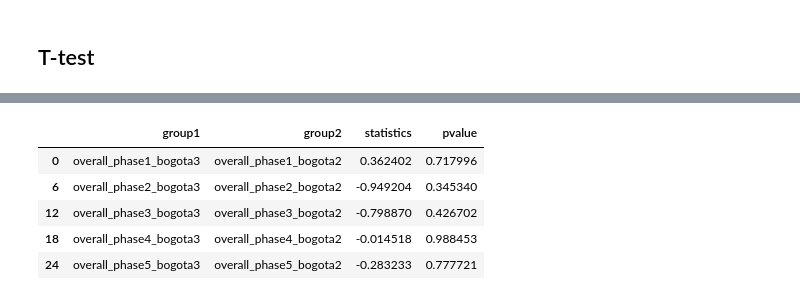
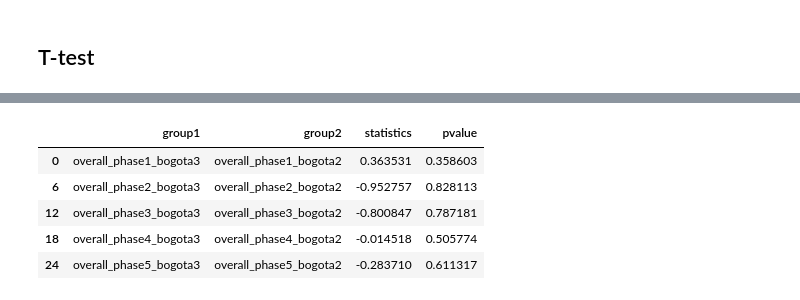
Before and after one commit to ironhacks/spring-2017-analysis, a Jupyter notebook: spring-2017/script/analysis/5-Functional-Variety-Analysis.ipynb, the cells around one changed output, grey strips where cells are left out. Drawn from its saved outputs; the diff is of its cells as text; code cells hidden in the pictures.

```diff
--- a/spring-2017/script/analysis/5-Functional-Variety-Analysis.ipynb
+++ b/spring-2017/script/analysis/5-Functional-Variety-Analysis.ipynb
@@ -865,7 +865,7 @@ for x in range(len(list1)):
 
         name_list1 = retrieve_name(list1[x])
         name_list2 = retrieve_name(list2[y])
-        ttest_result = ttest_ind(np.log(list1[x]['len_unique']+1), np.log(list2[y]['len_unique']+1))
+        ttest_result = ttest_ind(np.log(list1[x]['len_unique']+1), np.log(list2[y]['len_unique']+1), equal_var = False, alternative = 'greater')
         results.append([name_list1, name_list2, ttest_result[0], ttest_result[1]])
 
 df = pd.DataFrame(results, columns=["group1", "group2", "statistics", "pvalue"])
@@ -880,29 +880,29 @@ df[df.group1.str.split("_", expand=True)[1] == df.group2.str.split("_", expand=T
 # %%
 # T-tests between Bogota 3 and Bogota 2
 
 import pandas as pd
 import inspect
 
 def retrieve_name(var):
    callers_local_vars = inspect.currentframe().f_back.f_globals.items()
    return [var_name for var_name, var_val in callers_local_vars if var_val is var][0]
 
 list1,list2 = [overall_phase1_bogota3, overall_phase2_bogota3, overall_phase3_bogota3, overall_phase4_bogota3, overall_phase5_bogota3], [overall_phase1_bogota2, overall_phase2_bogota2, overall_phase3_bogota2, overall_phase4_bogota2, overall_phase5_bogota2]
 results = []
 for x in range(len(list1)):
     for y in range(len(list2)):
 
         name_list1 = retrieve_name(list1[x])
         name_list2 = retrieve_name(list2[y])
-        ttest_result = ttest_ind(np.log(list1[x]['len_unique']+1), np.log(list2[y]['len_unique']+1))
+        ttest_result = ttest_ind(np.log(list1[x]['len_unique']+1), np.log(list2[y]['len_unique']+1), equal_var = False, alternative = 'greater')
         results.append([name_list1, name_list2, ttest_result[0], ttest_result[1]])
 
 df = pd.DataFrame(results, columns=["group1", "group2", "statistics", "pvalue"])
 df[df.group1.str.split("_", expand=True)[1] == df.group2.str.split("_", expand=True)[1]]
 # %% [output]
 |  | group1 | group2 | statistics | pvalue |
-| 0 | overall_phase1_bogota3 | overall_phase1_bogota2 | 0.362402 | 0.717996 |
-| 6 | overall_phase2_bogota3 | overall_phase2_bogota2 | -0.949204 | 0.345340 |
-| 12 | overall_phase3_bogota3 | overall_phase3_bogota2 | -0.798870 | 0.426702 |
-| 18 | overall_phase4_bogota3 | overall_phase4_bogota2 | -0.014518 | 0.988453 |
-| 24 | overall_phase5_bogota3 | overall_phase5_bogota2 | -0.283233 | 0.777721 |
+| 0 | overall_phase1_bogota3 | overall_phase1_bogota2 | 0.363531 | 0.358603 |
+| 6 | overall_phase2_bogota3 | overall_phase2_bogota2 | -0.952757 | 0.828113 |
+| 12 | overall_phase3_bogota3 | overall_phase3_bogota2 | -0.800847 | 0.787181 |
+| 18 | overall_phase4_bogota3 | overall_phase4_bogota2 | -0.014518 | 0.505774 |
+| 24 | overall_phase5_bogota3 | overall_phase5_bogota2 | -0.283710 | 0.611317 |
```
Also changed, not shown: parts of 7 cells of this notebook, 5 other files.
